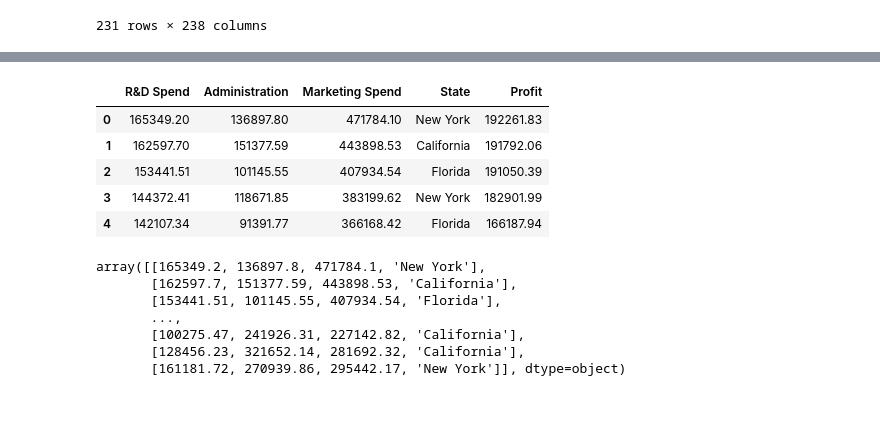
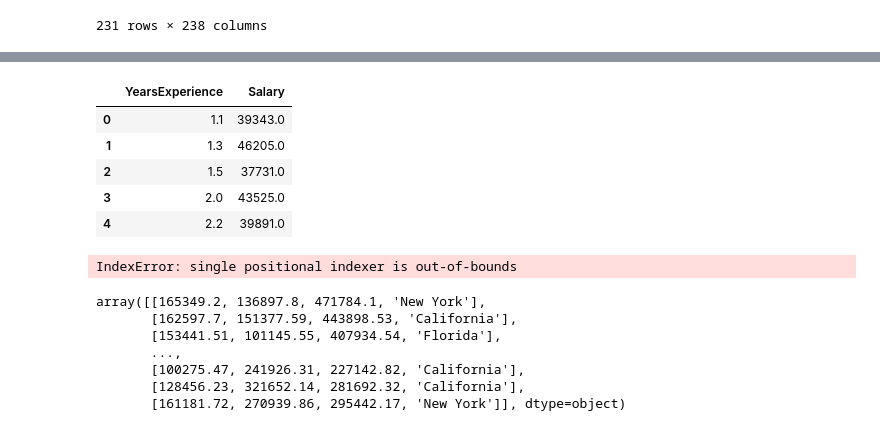
Before and after one commit to VishVandhan004/Code-404-, a Jupyter notebook: AI_ML/Machine_Learning1.ipynb, the cells around one changed output, grey strips where cells are left out. Cells and saved outputs as stored; diff of their text form; code cells hidden in the pictures.

```diff
--- a/AI_ML/Machine_Learning1.ipynb
+++ b/AI_ML/Machine_Learning1.ipynb
@@ -535,17 +536,20 @@ plt.show()               # TESTING DATASET
 # %%
+#LOGISITIC REGRESSION
 import pandas as pd
 import numpy as np
-df = pd.read_csv('1000_Companies.csv')
+df = pd.read_csv('Salary_Data.csv')
 df.head()
 # %% [output]
-|  | R&D Spend | Administration | Marketing Spend | State | Profit |
-| 0 | 165349.20 | 136897.80 | 471784.10 | New York | 192261.83 |
-| 1 | 162597.70 | 151377.59 | 443898.53 | California | 191792.06 |
-| 2 | 153441.51 | 101145.55 | 407934.54 | Florida | 191050.39 |
-| 3 | 144372.41 | 118671.85 | 383199.62 | New York | 182901.99 |
-| 4 | 142107.34 | 91391.77 | 366168.42 | Florida | 166187.94 |
+|  | YearsExperience | Salary |
+| 0 | 1.1 | 39343.0 |
+| 1 | 1.3 | 46205.0 |
+| 2 | 1.5 | 37731.0 |
+| 3 | 2.0 | 43525.0 |
+| 4 | 2.2 | 39891.0 |
 # %%
 x = df.iloc[:,2].values
+# %% [output]
+IndexError: single positional indexer is out-of-bounds
 # %%
 y = df.iloc[:,4].values
 # %%
```
Also changed, not shown: parts of 8 cells of this notebook, 1 other file.
